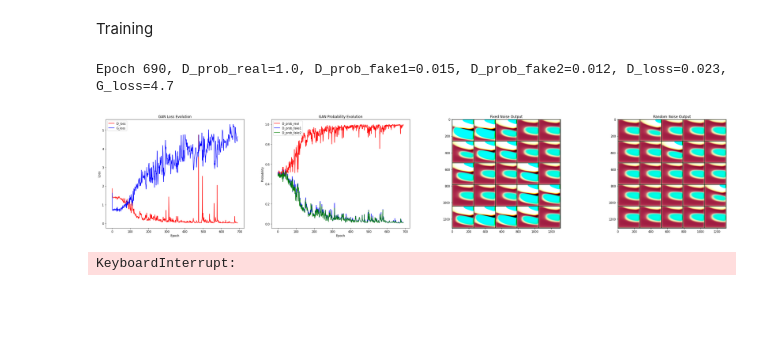
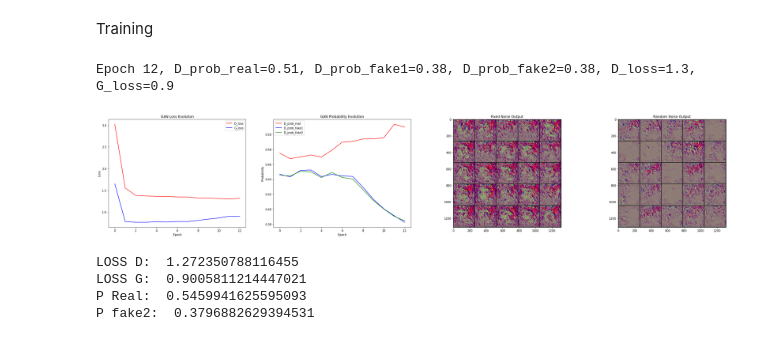
Before and after one commit to fusedbloxxer/deeplearning-gan-monet-painter, a Jupyter notebook: src/main.ipynb, the cells around one changed output. Cells and saved outputs as stored; diff of their text form; code cells hidden in the pictures; blank space fills up the shorter version.

```diff
--- a/src/main.ipynb
+++ b/src/main.ipynb
@@ -105,7 +105,7 @@ plt.show()
 Preparing the Datasets for Training and Validation
 # %%
 # Custom batch_size
-process_workers = 0
+process_workers = 6
 batch_size = 16
 
 # Define the pre-processing pipeline
@@ -131,7 +131,7 @@ inf_sampler = InfSampler(batch_sampler)
 
 # Create the dataloader using the batch sampler
 data_loader = DataLoader(monet_dataset, batch_sampler=inf_sampler,
-                        #  prefetch_factor=batch_size // 8,
+                         prefetch_factor=batch_size // 8,
                          num_workers=process_workers)
 
 # Show before and after samples
@@ -168,24 +168,24 @@ from torch import nn
 device = torch.device('cuda' if torch.cuda.is_available() else 'cpu')
 
 # Noise tensor dimension
-noise_dim = 256
+noise_dim = 128
 
 # Define GAN networks
 g = Generator(
     in_dim=torch.Size((noise_dim,)),
-    hidden_dim=torch.Size((512, 4, 4)),
+    hidden_dim=torch.Size((256, 4, 4)),
     out_dim=torch.Size((3, 256, 256)),
-    activ_fun=nn.LeakyReLU(negative_slope=0.64, inplace=True),
+    activ_fun=nn.LeakyReLU(negative_slope=0.2, inplace=True),
     batchnorm=True,
     bias=False,
 )
 
 d = Discriminator(
     in_dim=torch.Size((3, 256, 256)),
-    hidden_dim=torch.Size((64,)),
+    hidden_dim=torch.Size((32,)),
     out_dim=torch.Size((1, 1)),
-    activ_fun=nn.LeakyReLU(negative_slope=0.05, inplace=True),
-    bias=True,
+    activ_fun=nn.LeakyReLU(negative_slope=0.2, inplace=True),
+    bias=False,
 )
 
 # Bundle the networks into a GAN
@@ -195,15 +195,15 @@ Training Parameter Settings
 # %%
 # The total amount of epochs to train for
 pretraining = None
-num_epochs = 1000
-epoch_size = 10
+num_epochs = 200
+epoch_size = 20
 
 # The number of steps the Discriminator trains per-cycle
 d_steps = 1
 
 # Create optimizers for each network
-optim_D = RMSprop(gan.D.parameters(), lr=1e-5)
-optim_G = RMSprop(gan.G.parameters(), lr=1e-5)
+optim_D = Adam(gan.D.parameters(), lr=2e-4, betas=(0.5, 0.999))
+optim_G = Adam(gan.G.parameters(), lr=2e-4, betas=(0.5, 0.999))
 optims = [optim_D, optim_G]
 
 # Clear the gradients of the networks
@@ -217,24 +217,27 @@ Training
 # %%
 # Evaluate the same noise over time
 fixed_noise = torch.randn((25, noise_dim), device=device)
 
 # Train the GAN
 # with torch.autograd.detect_anomaly():
 train(
     gan=gan,
     device=device,
     optims=optims,
-    d_steps=d_steps,
+    d_steps=1,
     loss_fn=loss_fn,
     num_epochs=num_epochs,
     epoch_size=epoch_size,
     fixed_noise=fixed_noise,
-    fake_label_noise = 0.0,
-    real_label_noise = 0.0,
+    fake_label_noise = 0.1,
+    real_label_noise = 0.2,
     data_loader=data_loader,
     pretraining=pretraining,
 )
 # %% [output]
-Epoch 690, D_prob_real=1.0, D_prob_fake1=0.015, D_prob_fake2=0.012, D_loss=0.023, G_loss=4.7
+Epoch 12, D_prob_real=0.51, D_prob_fake1=0.38, D_prob_fake2=0.38, D_loss=1.3, G_loss=0.9
-[figure, old version]
+[figure, new version]
-KeyboardInterrupt:
+LOSS D:  1.272350788116455
+LOSS G:  0.9005811214447021
+P Real:  0.5459941625595093
+P fake2:  0.3796882629394531
```
Also changed, not shown: parts of 2 cells of this notebook, 2 other files.
